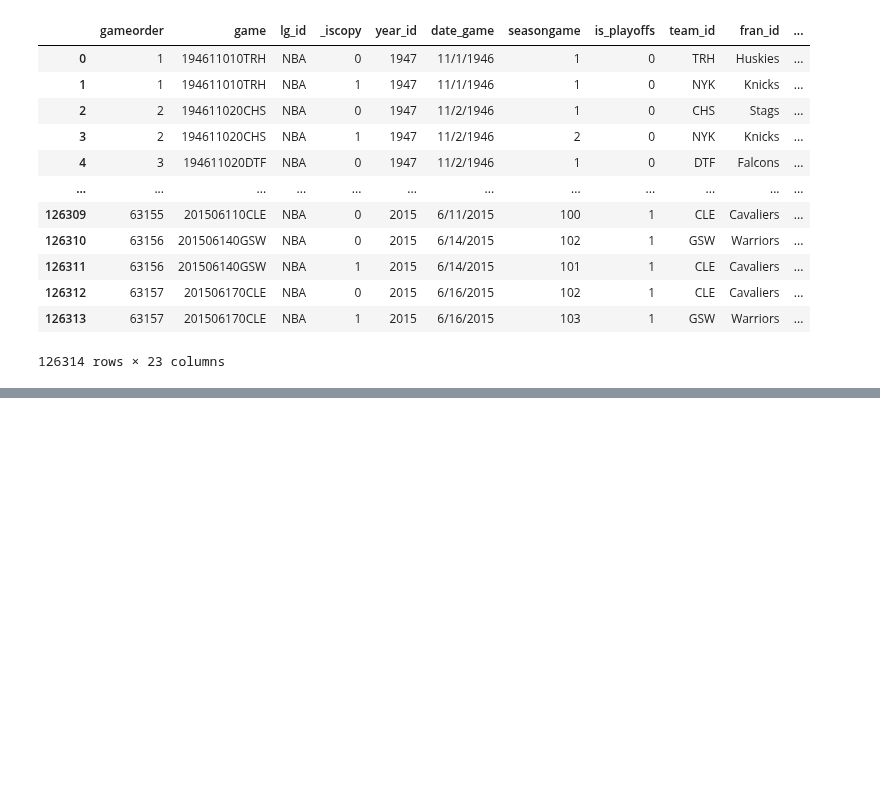
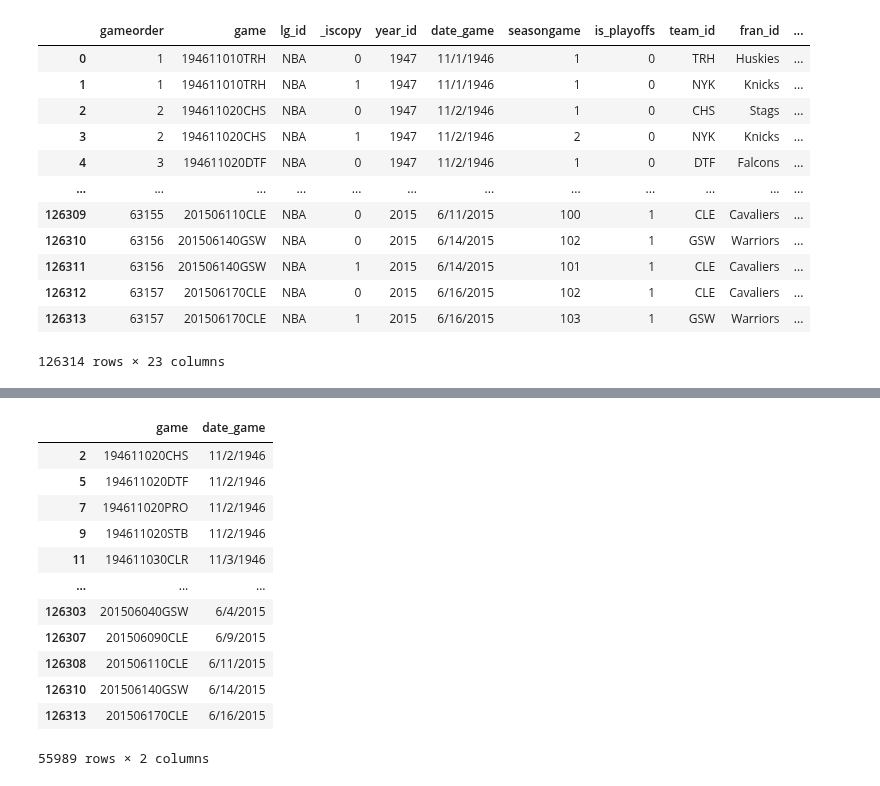
Before and after one commit to layliry/latihanlayli, a Jupyter notebook: 05 pandas.ipynb, the cells around one changed output, grey strips where cells are left out. Saved outputs shown, nothing was run; the diff lists cells and outputs as text; code cells hidden in the pictures; blank space fills up the shorter version.

Commit message:
tambah kolom

```diff
--- a/05 pandas.ipynb
+++ b/05 pandas.ipynb
@@ -182,0 +199,6 @@ df_nba
+# %%
+# tambah kolom
+
+df_nba["perbedaan"] = df_nba["pts"] - df_nba["opp_pts"]
+
+df_nba[["perbedaan"]]
@@ -182,0 +219,23 @@ df_nba
+# %%
+# definisikan kondisi
+kondisi1 = df_nba["perbedaan"] > 2
+
+# definisikan pandas dengan kondisi merangkum semua kolom
+df_nba2 = df_nba[kondisi1]
+
+# definisikan kolom tertentu untuk kondisi yang telah didefinisikan
+df_nba2[["game","date_game"]]
+# %% [output]
+|  | game | date_game |
+| 2 | 194611020CHS | 11/2/1946 |
+| 5 | 194611020DTF | 11/2/1946 |
+| 7 | 194611020PRO | 11/2/1946 |
+| 9 | 194611020STB | 11/2/1946 |
+| 11 | 194611030CLR | 11/3/1946 |
+| ... | ... | ... |
+| 126303 | 201506040GSW | 6/4/2015 |
+| 126307 | 201506090CLE | 6/9/2015 |
+| 126308 | 201506110CLE | 6/11/2015 |
+| 126310 | 201506140GSW | 6/14/2015 |
+| 126313 | 201506170CLE | 6/16/2015 |
+55989 rows × 2 columns
```
Also changed, not shown: parts of 2 cells of this notebook.
